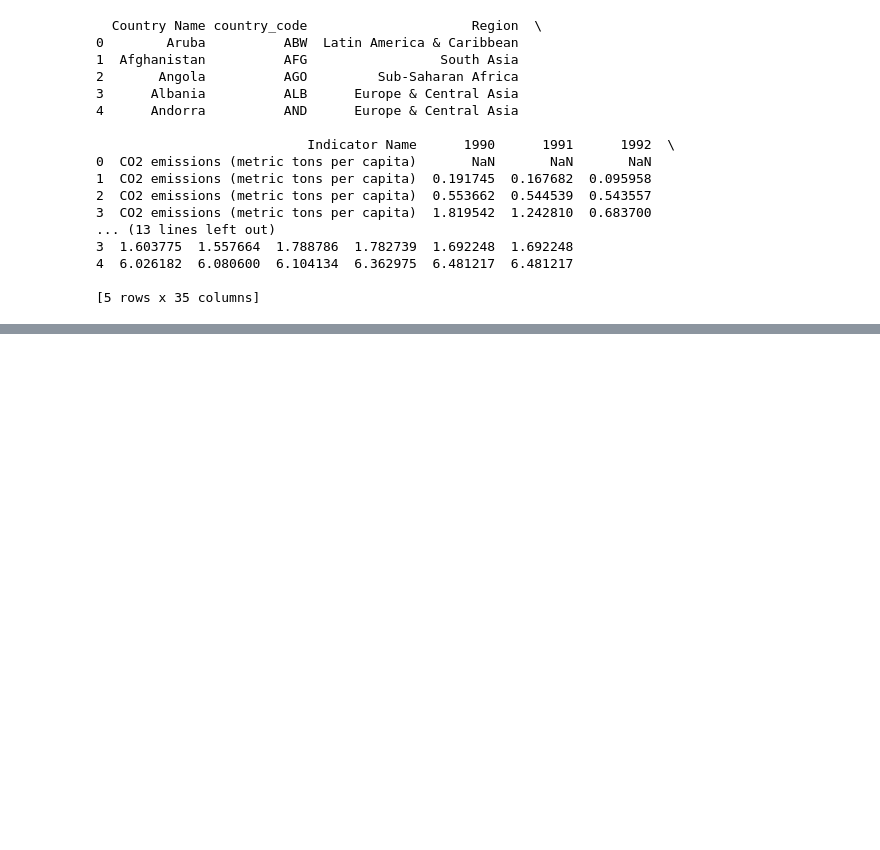
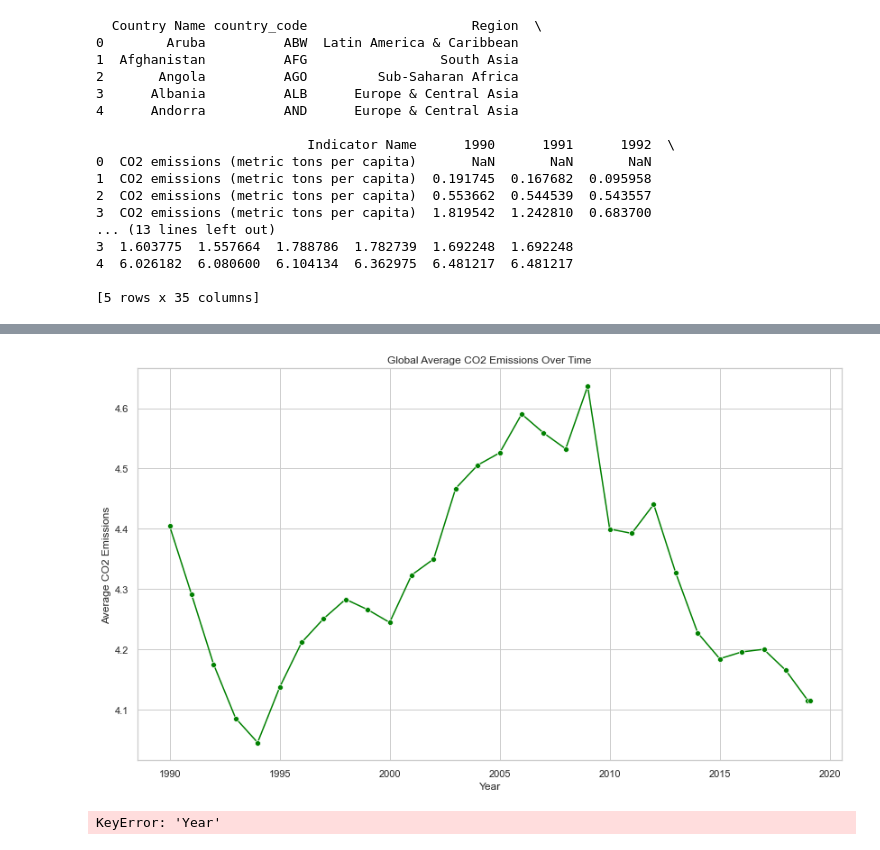
Before and after one commit to atiya16384/climate_change_analyser, a Jupyter notebook: CliChangAnal.ipynb, the cells around one changed output, grey strips where cells are left out. Saved outputs shown, nothing was run; the diff lists cells and outputs as text; code cells hidden in the pictures; blank space fills up the shorter version.

Commit message:
feat: finished the c02_emissions data

```diff
--- a/CliChangAnal.ipynb
+++ b/CliChangAnal.ipynb
@@ -136,4 +136,16 @@ co2_data_melted = pd.melt(c02_data,
                           var_name='Year',
                           value_name='CO2_Emissions')
 
-#
+# As we have multiple types of indicators, we only want to choose 1 so that we don't use mix together different types of data
+co2_data_melted = co2_data_melted[co2_data_melted['Indicator Name'] == 'CO2 emissions (metric tons per capita)']
+
+# we convert the 'Year' column to integer, as the current type of the data is string
+co2_data_melted['Year'] = pd.to_numeric(co2_data_melted['Year'])
+
+# first drop any missing values in C02 emissions
+co2_data_melted = co2_data_melted.dropna(subset = ['CO2_Emissions'])
+
+# we group the data by year and calculate the average CO2 emissions for each year
+co2_data_grouped = co2_data_melted.groupby('Year')['CO2_Emissions'].mean()
+
+print(co2_data_grouped)
@@ -139,0 +170,34 @@ co2_data_melted = pd.melt(c02_data,
+# %%
+import matplotlib.pyplot as plt
+import seaborn as sns
+
+# Set the plot style
+sns.set(style="whitegrid")
+
+# Set the figure size
+plt.figure(figsize=(14, 8))
+plt.title('Global Average CO2 Emissions Over Time')
+plt.xlabel('Year')
+plt.ylabel('Average CO2 Emissions')
+sns.lineplot(co2_data_grouped.index, co2_data_grouped.values, color='green', marker='o')
+plt.show()
+# %% [output]
+[figure, added]
+# %%
+# now we want to correlate CO2 Emissions with Temperature Rise
+
+# Merge C02 emissions data with global temperature data on the Year Column
+combined_data = pd.merge(global_temp, co2_data_grouped, on = 'Year')
+
+plt.figure(figsize=(14, 8))
+sns.scatterplot(data = combined_data, x = 'CO2_Emissions', y = 'AverageTemperature')
+plt.title('Global Average Temperature and CO2 Emissions Over Time')
+plt.xlabel('C02 Emissions (million metric tons)')
+plt.ylabel('Average Temperature (°C)')
+plt.show()
+
+# calculate the correlation coefficient
+correlation = combined_data['AverageTemperature'].corr(combined_data['CO2_Emissions'])
+print(f"The correlation between CO2 emissions and average temperature is : {correlation}")
+# %% [output]
+KeyError: 'Year'
```
Also changed, not shown: parts of 3 cells of this notebook, 1 other file.
